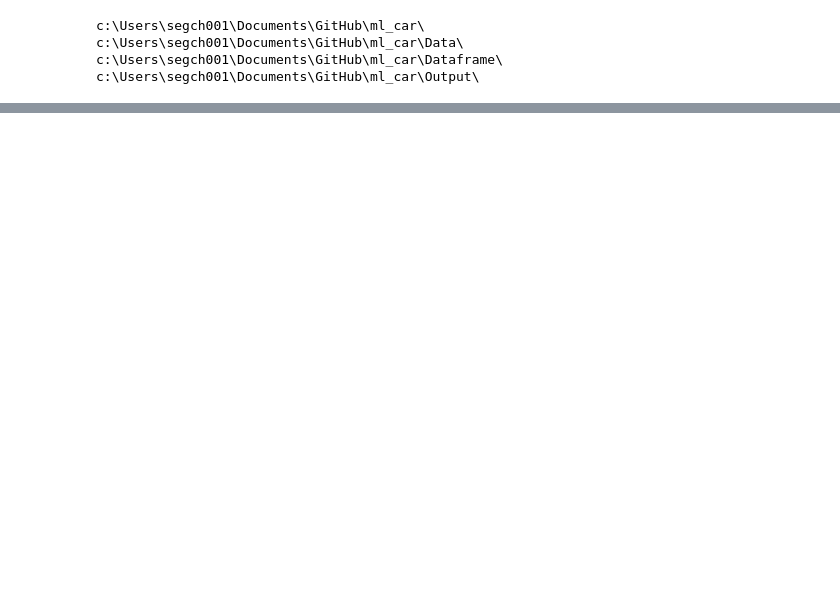
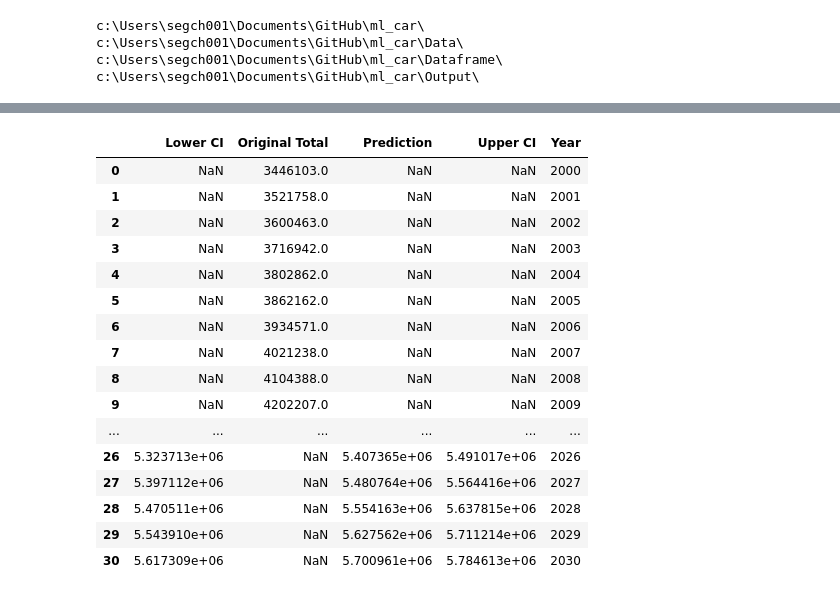
Before and after one commit to caseguin/car_stock_forecast, a Jupyter notebook: clean_saaq.ipynb, the cells around one changed output, grey strips where cells are left out. Cells and saved outputs as stored; diff of their text form; code cells hidden in the pictures; blank space fills up the shorter version.

Commit message:
Linear regression

```diff
--- a/clean_saaq.ipynb
+++ b/clean_saaq.ipynb
@@ -96,0 +110,75 @@ SyntaxError: invalid syntax (<ipython-input-38-124792be6c29>, line 10)
+# %%
+import numpy as np
+import pandas as pd
+from sklearn.linear_model import LinearRegression
+from scipy import stats
+import matplotlib.pyplot as plt
+
+# Load and clean the data
+cars = pd.read_excel(path_data + 'BDSOQ.xlsx', header=5)
+cars_ld = cars.loc[3:4].T.reset_index().loc[1:]
+pd.set_option('display.max_columns', None)
+column_names = ['year', 'vt', 'cl']
+cars_ld.columns.values[0:len(column_names)] = column_names
+cars_ld['total'] = cars_ld['vt'] + cars_ld['cl']
+
+# Convert 'year' column to integers
+cars_ld['year'] = cars_ld['year'].astype(int)
+
+# Splitting the data into X (year) and y (total)
+X = cars_ld['year'].values.reshape(-1, 1)
+y = cars_ld['total'].values
+
+# Create and fit the linear regression model
+model = LinearRegression()
+model.fit(X, y)
+
+# Create a range of years for prediction
+years_to_predict = np.arange(2022, 2031).reshape(-1, 1)
+
+# Calculate the predictions
+predictions = model.predict(years_to_predict)
+
+# Compute confidence intervals for predictions
+confidence = 0.95
+std_error = np.sqrt(np.sum((y - model.predict(X)) ** 2) / (len(y) - 2))
+t_multiplier = stats.t.ppf((1 + confidence) / 2, len(X) - 2)
+margin_of_error = t_multiplier * std_error
+confidence_intervals = np.column_stack((predictions - margin_of_error, predictions + margin_of_error))
+
+# Create a DataFrame with original values, predictions, and confidence intervals
+data = {'Year': np.concatenate((cars_ld['year'], years_to_predict.flatten())),
+        'Original Total': np.concatenate((y, [None] * len(years_to_predict))),
+        'Prediction': np.concatenate(([None] * len(cars_ld['year']), predictions)),
+        'Lower CI': np.concatenate(([None] * len(cars_ld['year']), confidence_intervals[:, 0])),
+        'Upper CI': np.concatenate(([None] * len(cars_ld['year']), confidence_intervals[:, 1]))}
+
+predictions_df = pd.DataFrame(data)
+# Replace None values with np.nan
+predictions_df = predictions_df.replace([None], np.nan)
+
+# Fit the statsmodels linear regression model
+stats_model = sm.OLS(y, X).fit()
+
+# Display regression summary
+# print(stats_model.summary())
+
+predictions_df
+# %% [output]
+|  | Lower CI | Original Total | Prediction | Upper CI | Year |
+| 0 | NaN | 3446103.0 | NaN | NaN | 2000 |
+| 1 | NaN | 3521758.0 | NaN | NaN | 2001 |
+| 2 | NaN | 3600463.0 | NaN | NaN | 2002 |
+| 3 | NaN | 3716942.0 | NaN | NaN | 2003 |
+| 4 | NaN | 3802862.0 | NaN | NaN | 2004 |
+| 5 | NaN | 3862162.0 | NaN | NaN | 2005 |
+| 6 | NaN | 3934571.0 | NaN | NaN | 2006 |
+| 7 | NaN | 4021238.0 | NaN | NaN | 2007 |
+| 8 | NaN | 4104388.0 | NaN | NaN | 2008 |
+| 9 | NaN | 4202207.0 | NaN | NaN | 2009 |
+| ... | ... | ... | ... | ... | ... |
+| 26 | 5.323713e+06 | NaN | 5.407365e+06 | 5.491017e+06 | 2026 |
+| 27 | 5.397112e+06 | NaN | 5.480764e+06 | 5.564416e+06 | 2027 |
+| 28 | 5.470511e+06 | NaN | 5.554163e+06 | 5.637815e+06 | 2028 |
+| 29 | 5.543910e+06 | NaN | 5.627562e+06 | 5.711214e+06 | 2029 |
+| 30 | 5.617309e+06 | NaN | 5.700961e+06 | 5.784613e+06 | 2030 |
```
Also changed, not shown: parts of 6 cells of this notebook.
